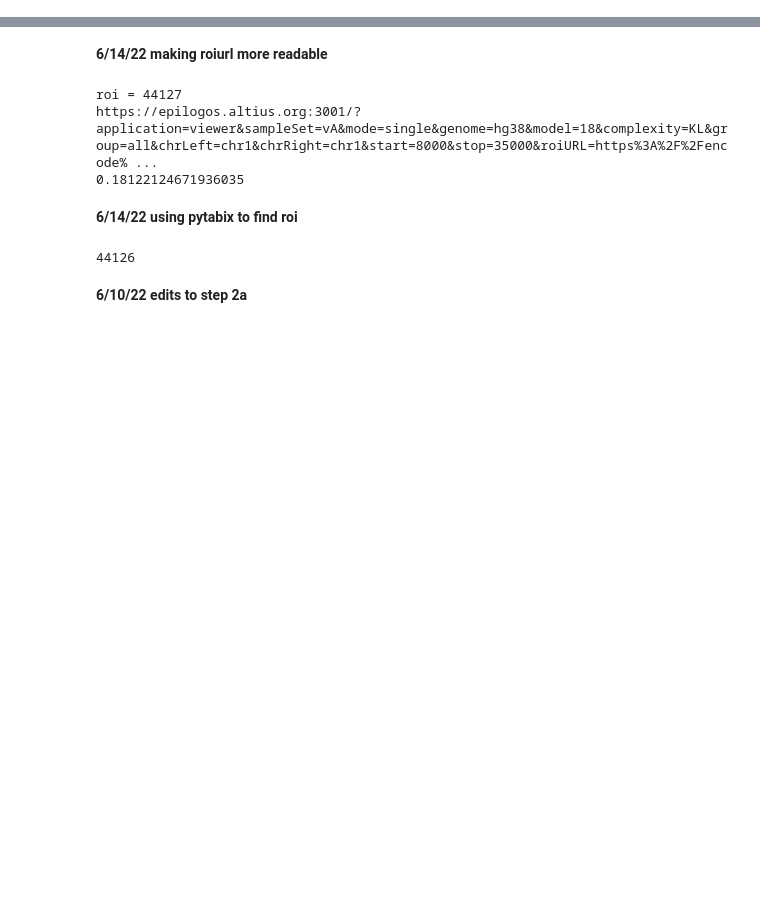
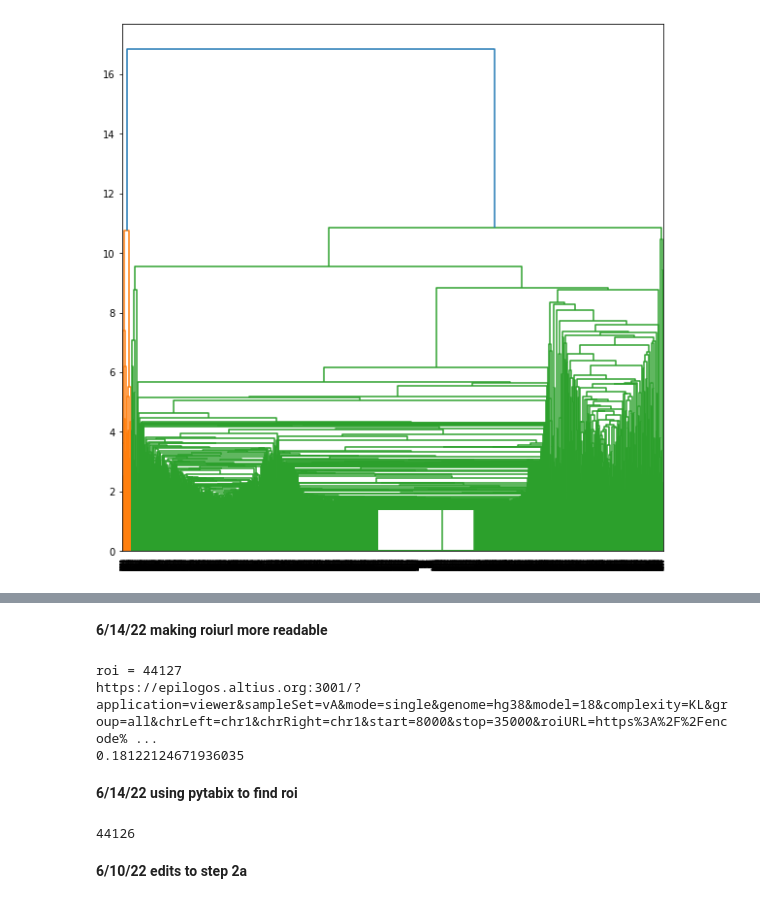
Before and after one commit to meuleman/gilbertAPI, a Jupyter notebook: externalresources/code/pipeline/test_can_delete_CT20220531.ipynb, the cells around one changed output, grey strips where cells are left out. Cells and saved outputs as stored; diff of their text form; code cells hidden in the pictures; blank space fills up the shorter version.

```diff
--- a/externalresources/code/pipeline/test_can_delete_CT20220531.ipynb
+++ b/externalresources/code/pipeline/test_can_delete_CT20220531.ipynb
@@ -30,0 +191,4 @@ today = date.today()
+# %%
+#try mapping with just nonzero vectors
+# term_cosine_sim_m = cosine_similarity(term_sig_log2ooe[:, np.sum(term_sig_log2ooe, axis=0)!=0].T)
+term_cosine_sim_m = cosine_similarity(term_sig_log2ooe.T)
@@ -30,0 +199,4 @@ today = date.today()
+# %%
+ward_cluster = hierarchy.ward(term_cosine_sim_m)
+# %%
+ward_cluster_reordered = hierarchy.optimal_leaf_ordering(ward_cluster, term_cosine_sim_m)
@@ -30,0 +242,5 @@ today = date.today()
+# %%
+fig = plt.figure(figsize=(10,10))
+dendrogram = hierarchy.dendrogram(ward_cluster_reordered)
+# %% [output]
+[figure, added]
```
Also changed, not shown: parts of 66 cells of this notebook.
